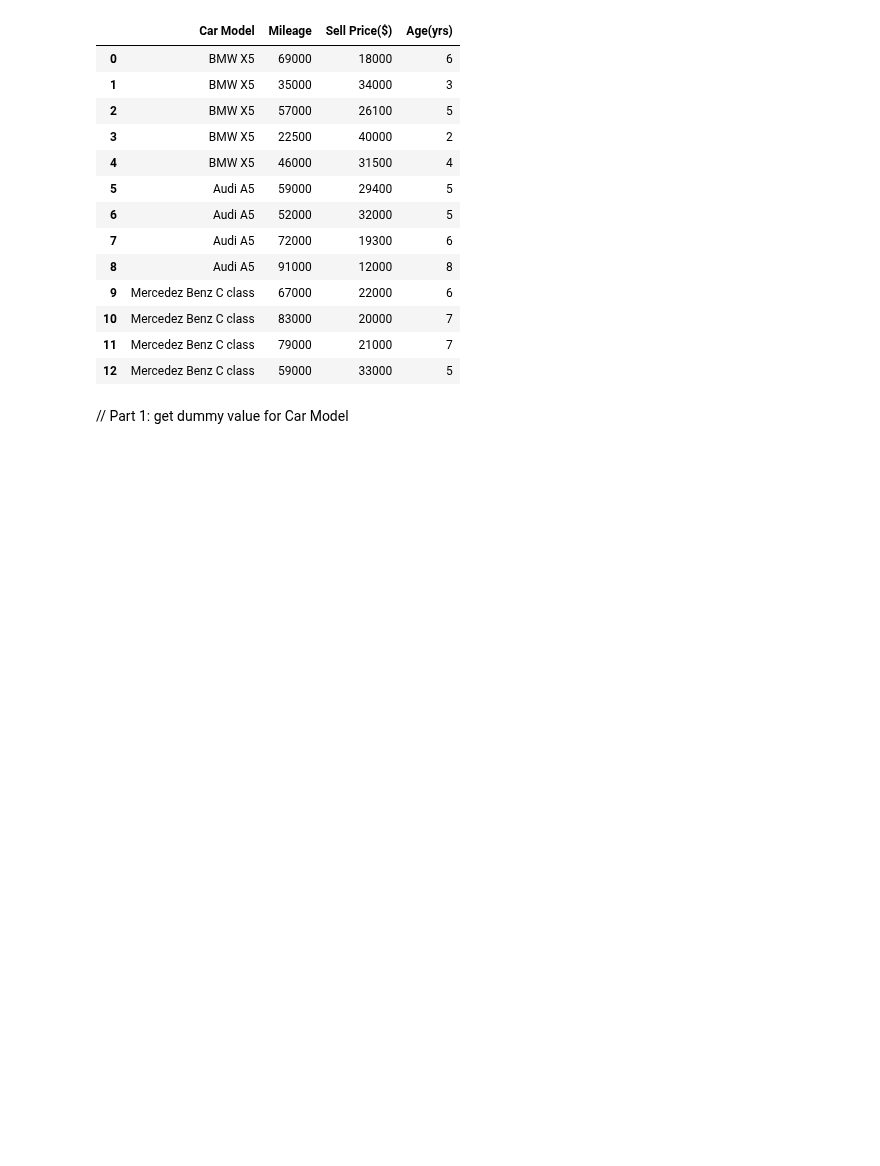
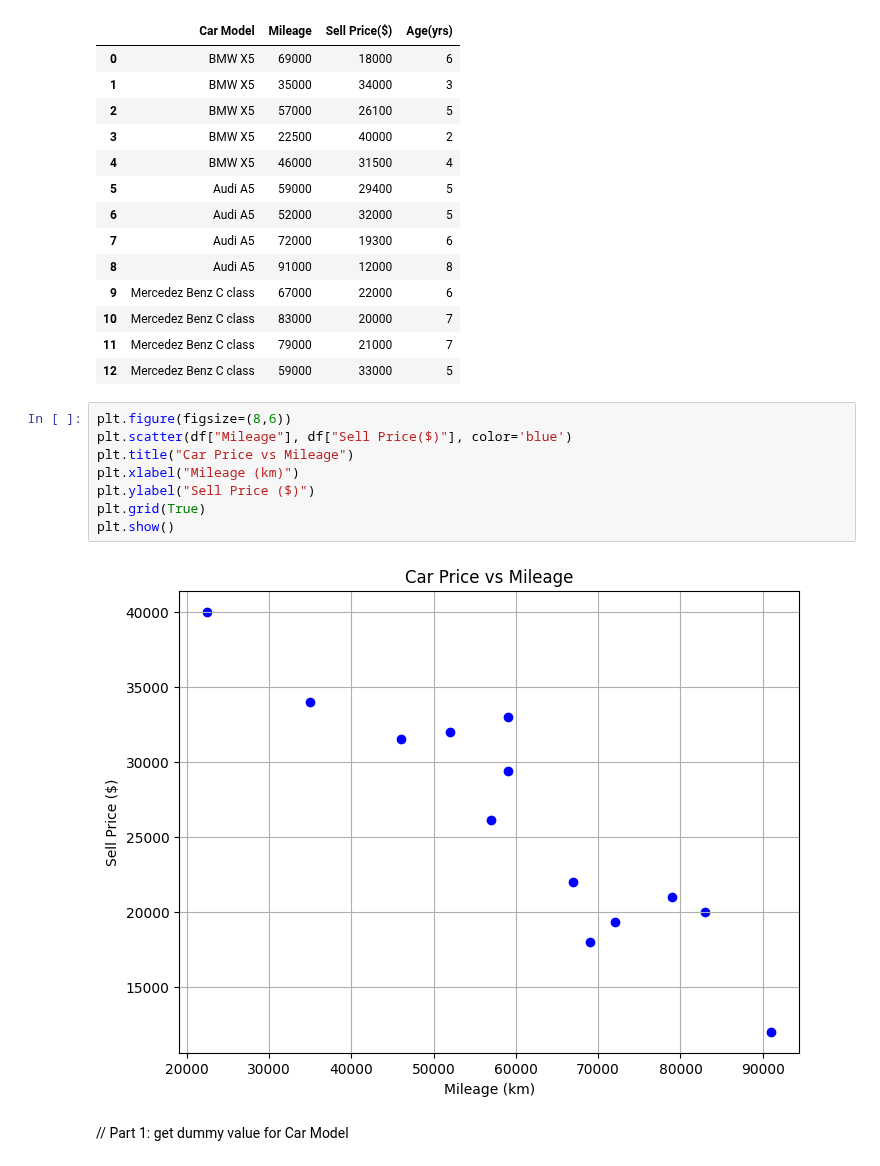
Before and after one commit to daniperezg/csc180, a Jupyter notebook: exercise7/lab-exercise7.ipynb, the cells around one changed output. Cells and saved outputs as stored; diff of their text form; blank space fills up the shorter version.

Commit message:
added plot to lab 7

```diff
--- a/exercise7/lab-exercise7.ipynb
+++ b/exercise7/lab-exercise7.ipynb
@@ -18,6 +20,16 @@ df
 | 10 | Mercedez Benz C class | 83000 | 20000 | 7 |
 | 11 | Mercedez Benz C class | 79000 | 21000 | 7 |
 | 12 | Mercedez Benz C class | 59000 | 33000 | 5 |
+# %%
+plt.figure(figsize=(8,6))
+plt.scatter(df["Mileage"], df["Sell Price($)"], color='blue')
+plt.title("Car Price vs Mileage")
+plt.xlabel("Mileage (km)")
+plt.ylabel("Sell Price ($)")
+plt.grid(True)
+plt.show()
+# %% [output]
+[figure, added]
 # %% [markdown]
 // Part 1: get dummy value for Car Model
 # %%
```
Also changed, not shown: parts of 1 cell of this notebook.
